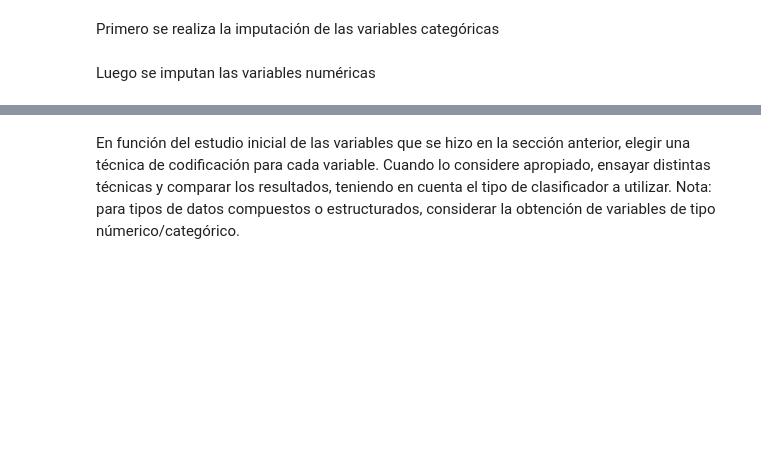
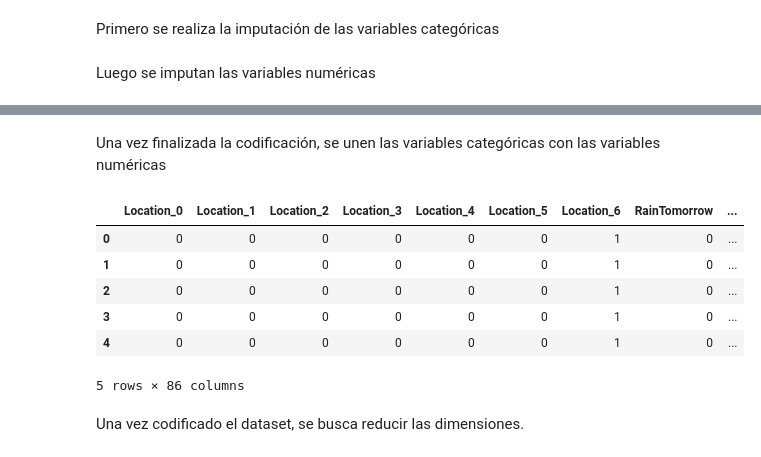
Before and after one commit to GonzaloRomeroR/CEIA, a Jupyter notebook: intro_ia/TP/TP.ipynb, the cells around one changed output, grey strips where cells are left out. Cells and saved outputs as stored; diff of their text form; code cells hidden in the pictures; blank space fills up the shorter version.

```diff
--- a/intro_ia/TP/TP.ipynb
+++ b/intro_ia/TP/TP.ipynb
@@ -504,2 +507,0 @@ df
-# %% [markdown]
-En función del estudio inicial de las variables que se hizo en la sección anterior, elegir una técnica de codificación para cada variable. Cuando lo considere apropiado, ensayar distintas técnicas y comparar los resultados, teniendo en cuenta el tipo de clasificador a utilizar. Nota: para tipos de datos compuestos o estructurados, considerar la obtención de variables de tipo númerico/categórico.
@@ -507,0 +508,15 @@ weather_treated =
+# %% [markdown]
+Una vez finalizada la codificación, se unen las variables categóricas con las variables numéricas
+# %%
+weather_coded = weather_categorical.join(weather_numerical)
+weather_coded.head()
+# %% [output]
+|  | Location_0 | Location_1 | Location_2 | Location_3 | Location_4 | Location_5 | Location_6 | RainTomorrow | ... |
+| 0 | 0 | 0 | 0 | 0 | 0 | 0 | 1 | 0 | ... |
+| 1 | 0 | 0 | 0 | 0 | 0 | 0 | 1 | 0 | ... |
+| 2 | 0 | 0 | 0 | 0 | 0 | 0 | 1 | 0 | ... |
+| 3 | 0 | 0 | 0 | 0 | 0 | 0 | 1 | 0 | ... |
+| 4 | 0 | 0 | 0 | 0 | 0 | 0 | 1 | 0 | ... |
+5 rows × 86 columns
+# %% [markdown]
+Una vez codificado el dataset, se busca reducir las dimensiones.
```
Also changed, not shown: parts of 15 cells of this notebook.
